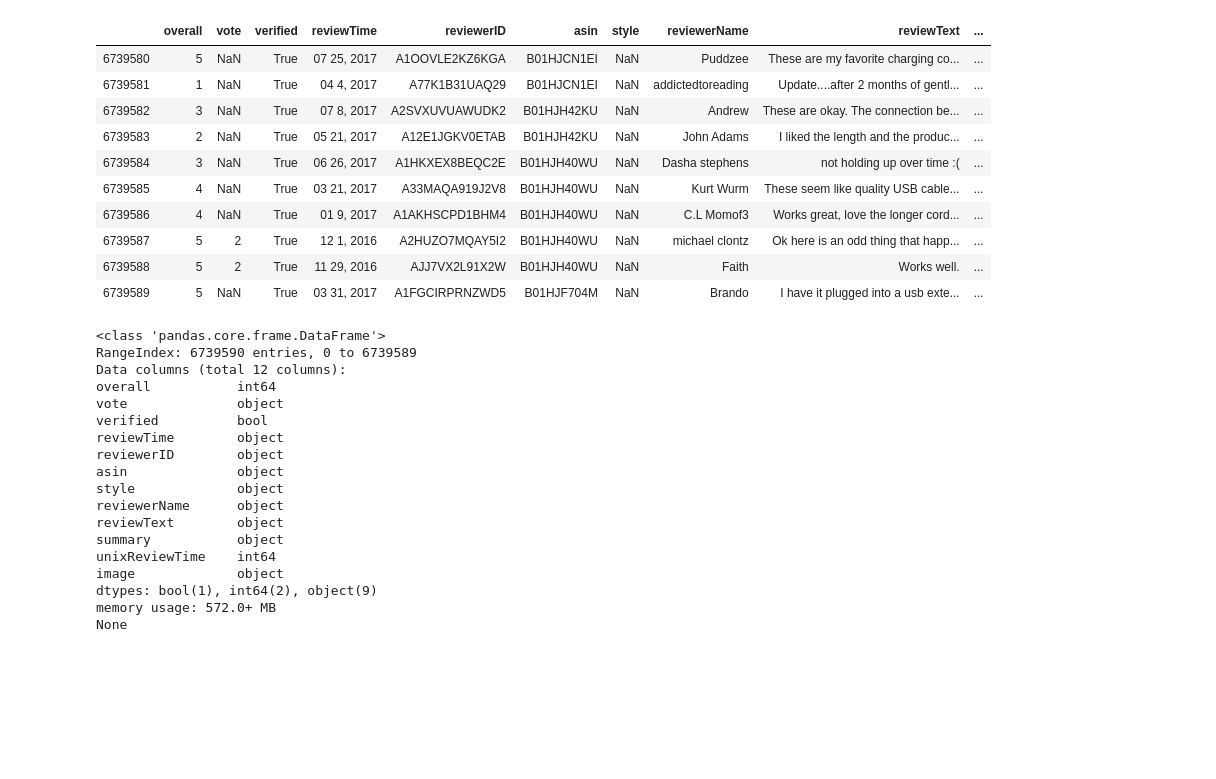
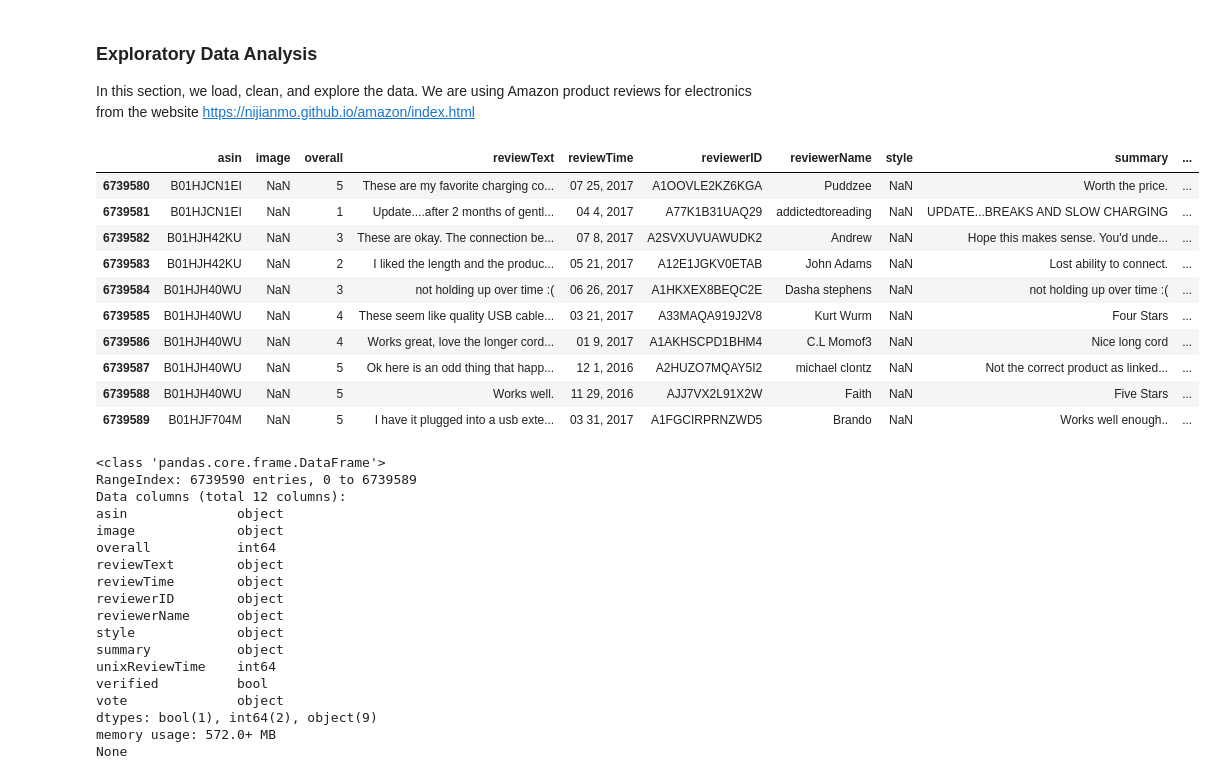
Before and after one commit to JoannaWangBK/datasci-w266-finalProject, a Jupyter notebook: AmazonReview.ipynb, the cells around one changed output. Drawn from its saved outputs; the diff is of its cells as text; code cells hidden in the pictures; blank space fills up the shorter version.

```diff
--- a/AmazonReview.ipynb
+++ b/AmazonReview.ipynb
@@ -1,3 +8,7 @@
+# %% [markdown]
+### Exploratory Data Analysis
+
+In this section, we load, clean, and explore the data. We are using Amazon product reviews for electronics from the website https://nijianmo.github.io/amazon/index.html
 # %%
 import warnings
 
@@ -7,41 +18,43 @@ warnings.simplefilter("ignore", DeprecationWarning)
 # %%
 import os
 import pandas as pd
 
-dataset = "Electronics_5.json"
-df = pd.read_json("Electronics_5.json", lines=True)
+#dataset = "Electronics_5.json"
+#df = pd.read_json("Electronics_5.json", lines=True)
+
+df = pd.read_csv("mini_x_train.csv")
 
 display(df.tail(10))
 # %% [output]
-|  | overall | vote | verified | reviewTime | reviewerID | asin | style | reviewerName | reviewText | ... |
-| 6739580 | 5 | NaN | True | 07 25, 2017 | A1OOVLE2KZ6KGA | B01HJCN1EI | NaN | Puddzee | These are my favorite charging co... | ... |
-| 6739581 | 1 | NaN | True | 04 4, 2017 | A77K1B31UAQ29 | B01HJCN1EI | NaN | addictedtoreading | Update....after 2 months of gentl... | ... |
-| 6739582 | 3 | NaN | True | 07 8, 2017 | A2SVXUVUAWUDK2 | B01HJH42KU | NaN | Andrew | These are okay. The connection be... | ... |
-| 6739583 | 2 | NaN | True | 05 21, 2017 | A12E1JGKV0ETAB | B01HJH42KU | NaN | John Adams | I liked the length and the produc... | ... |
-| 6739584 | 3 | NaN | True | 06 26, 2017 | A1HKXEX8BEQC2E | B01HJH40WU | NaN | Dasha stephens | not holding up over time :( | ... |
-| 6739585 | 4 | NaN | True | 03 21, 2017 | A33MAQA919J2V8 | B01HJH40WU | NaN | Kurt Wurm | These seem like quality USB cable... | ... |
-| 6739586 | 4 | NaN | True | 01 9, 2017 | A1AKHSCPD1BHM4 | B01HJH40WU | NaN | C.L Momof3 | Works great, love the longer cord... | ... |
-| 6739587 | 5 | 2 | True | 12 1, 2016 | A2HUZO7MQAY5I2 | B01HJH40WU | NaN | michael clontz | Ok here is an odd thing that happ... | ... |
-| 6739588 | 5 | 2 | True | 11 29, 2016 | AJJ7VX2L91X2W | B01HJH40WU | NaN | Faith | Works well. | ... |
-| 6739589 | 5 | NaN | True | 03 31, 2017 | A1FGCIRPRNZWD5 | B01HJF704M | NaN | Brando | I have it plugged into a usb exte... | ... |
+|  | asin | image | overall | reviewText | reviewTime | reviewerID | reviewerName | style | summary | ... |
+| 6739580 | B01HJCN1EI | NaN | 5 | These are my favorite charging co... | 07 25, 2017 | A1OOVLE2KZ6KGA | Puddzee | NaN | Worth the price. | ... |
+| 6739581 | B01HJCN1EI | NaN | 1 | Update....after 2 months of gentl... | 04 4, 2017 | A77K1B31UAQ29 | addictedtoreading | NaN | UPDATE...BREAKS AND SLOW CHARGING | ... |
+| 6739582 | B01HJH42KU | NaN | 3 | These are okay. The connection be... | 07 8, 2017 | A2SVXUVUAWUDK2 | Andrew | NaN | Hope this makes sense. You'd unde... | ... |
+| 6739583 | B01HJH42KU | NaN | 2 | I liked the length and the produc... | 05 21, 2017 | A12E1JGKV0ETAB | John Adams | NaN | Lost ability to connect. | ... |
+| 6739584 | B01HJH40WU | NaN | 3 | not holding up over time :( | 06 26, 2017 | A1HKXEX8BEQC2E | Dasha stephens | NaN | not holding up over time :( | ... |
+| 6739585 | B01HJH40WU | NaN | 4 | These seem like quality USB cable... | 03 21, 2017 | A33MAQA919J2V8 | Kurt Wurm | NaN | Four Stars | ... |
+| 6739586 | B01HJH40WU | NaN | 4 | Works great, love the longer cord... | 01 9, 2017 | A1AKHSCPD1BHM4 | C.L Momof3 | NaN | Nice long cord | ... |
+| 6739587 | B01HJH40WU | NaN | 5 | Ok here is an odd thing that happ... | 12 1, 2016 | A2HUZO7MQAY5I2 | michael clontz | NaN | Not the correct product as linked... | ... |
+| 6739588 | B01HJH40WU | NaN | 5 | Works well. | 11 29, 2016 | AJJ7VX2L91X2W | Faith | NaN | Five Stars | ... |
+| 6739589 | B01HJF704M | NaN | 5 | I have it plugged into a usb exte... | 03 31, 2017 | A1FGCIRPRNZWD5 | Brando | NaN | Works well enough.. | ... |
 # %%
 print(df.info())
 # %% [output]
 <class 'pandas.core.frame.DataFrame'>
 RangeIndex: 6739590 entries, 0 to 6739589
 Data columns (total 12 columns):
+asin              object
+image             object
 overall           int64
-vote              object
-verified          bool
+reviewText        object
 reviewTime        object
 reviewerID        object
-asin              object
+reviewerName      object
 style             object
-reviewerName      object
-reviewText        object
 summary           object
 unixReviewTime    int64
-image             object
+verified          bool
+vote              object
 dtypes: bool(1), int64(2), object(9)
 memory usage: 572.0+ MB
 None
```
Also changed, not shown: parts of 20 cells of this notebook.
